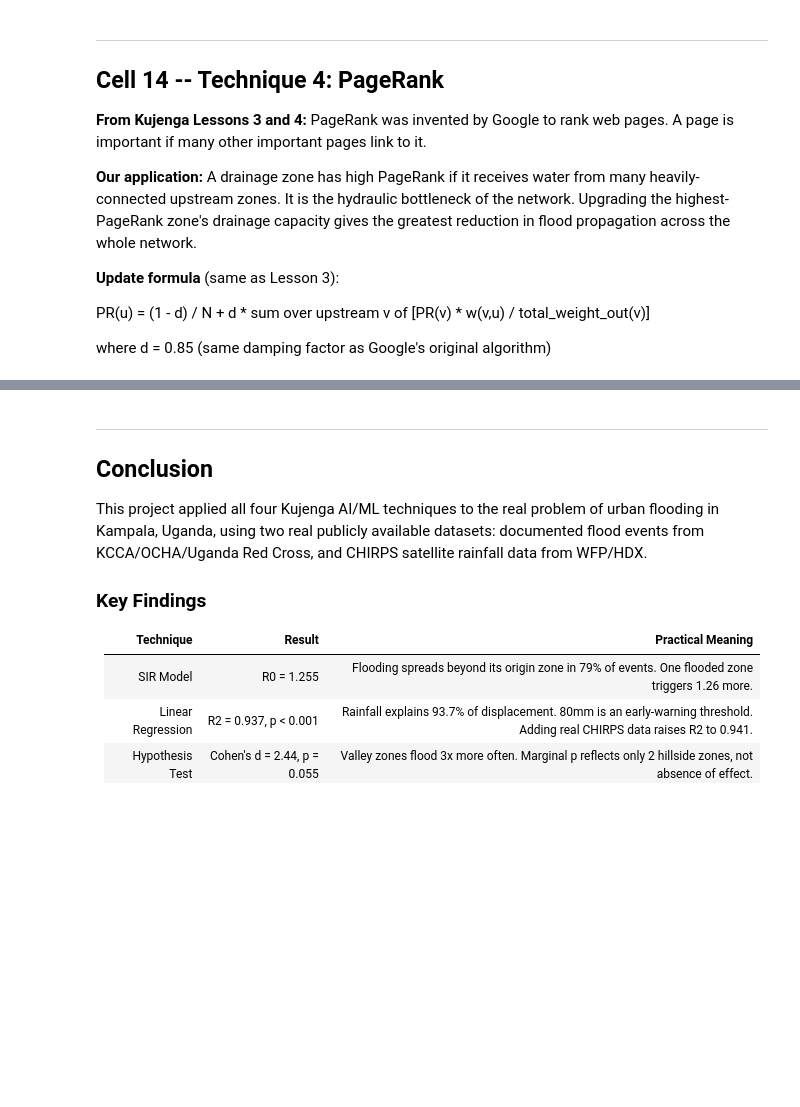
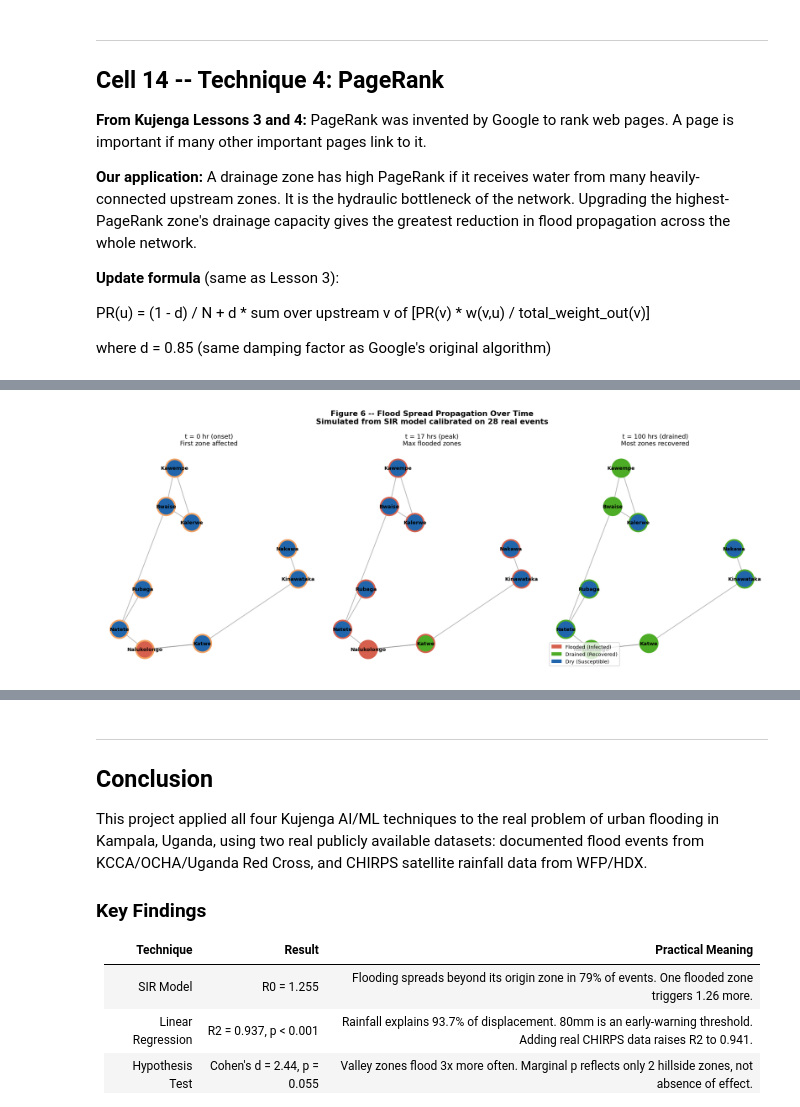
Before and after one commit to ogutiann/Kujenga-AI-ML, a Jupyter notebook: Ann_MoveOguti_Uganda_final_project.ipynb, the cells around one changed output, grey strips where cells are left out. Drawn from its saved outputs; the diff is of its cells as text; code cells hidden in the pictures; blank space fills up the shorter version.

```diff
--- a/Ann_MoveOguti_Uganda_final_project.ipynb
+++ b/Ann_MoveOguti_Uganda_final_project.ipynb
@@ -1037,0 +1203,80 @@ print(f'Saved: {FIGURES_DIR}/fig5_pagerank.png')
+# %%
+# ============================================================
+#  CELL 16 -- PLOT 6: Network Snapshots (Flood Spread)
+# ============================================================
+
+# Find time indices for three key moments
+t0_idx = 0                     # start
+peak_idx = np.argmax(I_ode)    # peak flooding
+t_end_idx = len(t_hrs) - 1     # final (drained)
+
+# For each time, we need the probability that a zone is flooded.
+# We map the SIR compartments to node states:
+#   Infected (I) = flooded
+#   Recovered (R) = drained
+#   Susceptible (S) = dry
+# The model is aggregated, so we simulate node-level using the average I fraction.
+# A simpler approach: use I_ode[t] / N_ZONES as the probability, and randomly sample states.
+# But to make it deterministic and reproducible, we assign the first I_ode[t] zones
+# in PageRank order as flooded (higher centrality zones flood first).
+
+np.random.seed(42)
+
+# Order zones by PageRank (highest first)
+zones_ordered = [z for z, _ in sorted(pr_manual.items(), key=lambda x: x[1], reverse=True)]
+
+fig, axes = plt.subplots(1, 3, figsize=(15, 6))
+fig.suptitle('Figure 6 -- Flood Spread Propagation Over Time\n'
+             'Simulated from SIR model calibrated on 28 real events',
+             fontsize=12, fontweight='bold')
+
+snapshots = [
+    (t0_idx, 't = 0 hr (onset)\nFirst zone affected', '#f4a261'),
+    (peak_idx, f't = {t_hrs[peak_idx]:.0f} hrs (peak)\nMax flooded zones', C_I),
+    (t_end_idx, f't = {t_hrs[t_end_idx]:.0f} hrs (drained)\nMost zones recovered', C_R)
+]
+
+for ax, (idx, title, edge_color) in zip(axes, snapshots):
+    # Number of flooded zones at this time
+    n_flooded = int(round(I_ode[idx]))
+    n_drained = int(round(R_ode[idx]))
+    n_dry = N_ZONES - n_flooded - n_drained
+
+    # Assign states:
+    #   Flooded: first n_flooded zones (by PageRank)
+    #   Drained: next n_drained zones
+    #   Dry: remaining
+    flooded_zones = zones_ordered[:n_flooded]
+    drained_zones = zones_ordered[n_flooded:n_flooded+n_drained]
+    dry_zones = zones_ordered[n_flooded+n_drained:]
+
+    node_color_map = {}
+    for z in flooded_zones:
+        node_color_map[z] = C_I
+    for z in drained_zones:
+        node_color_map[z] = C_R
+    for z in dry_zones:
+        node_color_map[z] = C_S
+
+    # Draw network
+    nx.draw_networkx_nodes(G, zone_pos, node_color=[node_color_map[n] for n in G.nodes()],
+                           node_size=800, edgecolors=edge_color, linewidths=2.5, ax=ax)
+    nx.draw_networkx_edges(G, zone_pos, edge_color='#888', width=1.2, alpha=0.6,
+                           arrows=True, arrowsize=12, ax=ax)
+    nx.draw_networkx_labels(G, zone_pos, font_size=8, font_weight='bold', ax=ax)
+
+    ax.set_title(title, fontsize=10)
+    ax.axis('off')
+
+# Add a legend (same as before but with drained color)
+leg = [mpatches.Patch(facecolor=C_I, label='Flooded (Infected)'),
+       mpatches.Patch(facecolor=C_R, label='Drained (Recovered)'),
+       mpatches.Patch(facecolor=C_S, label='Dry (Susceptible)')]
+axes[-1].legend(handles=leg, loc='lower left', fontsize=8, frameon=True)
+
+plt.tight_layout()
+plt.savefig(f'{FIGURES_DIR}/fig6_network_snapshots.png', dpi=150, bbox_inches='tight')
+plt.show()
+print(f'Saved: {FIGURES_DIR}/fig6_network_snapshots.png')
+# %% [output]
+[figure, added]
```
Also changed, not shown: parts of 20 cells of this notebook.
